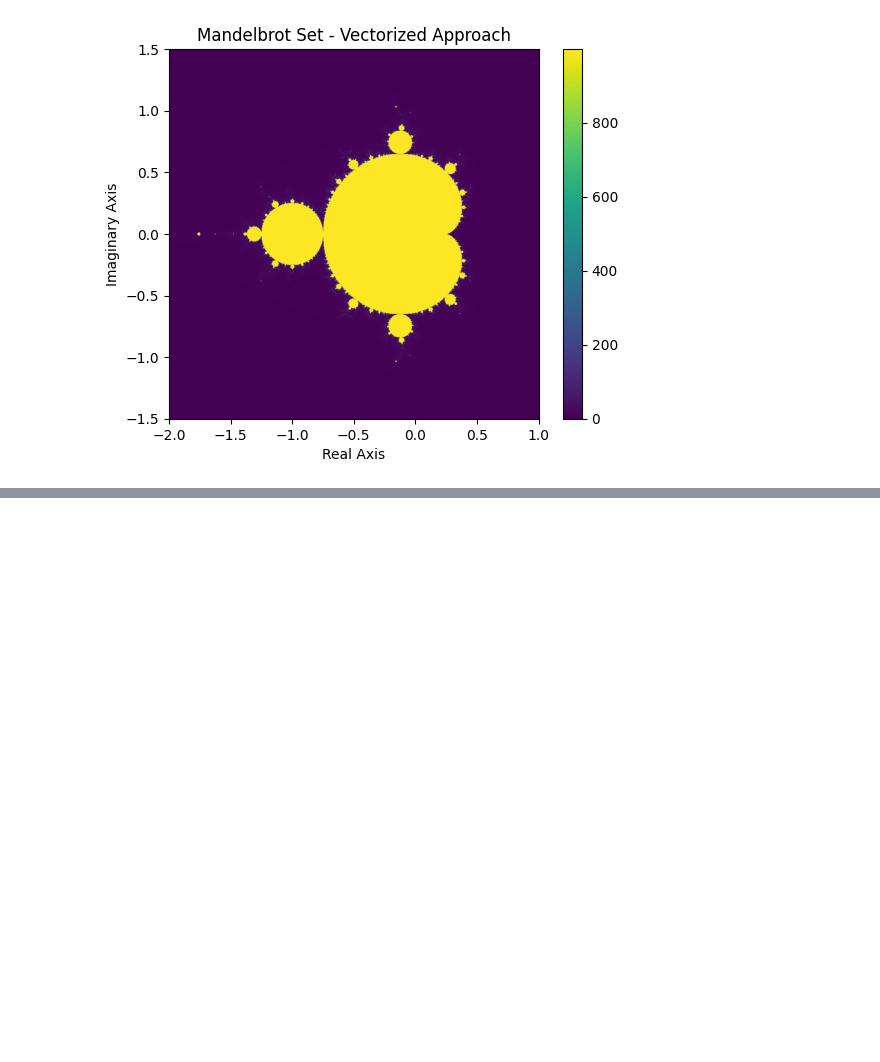
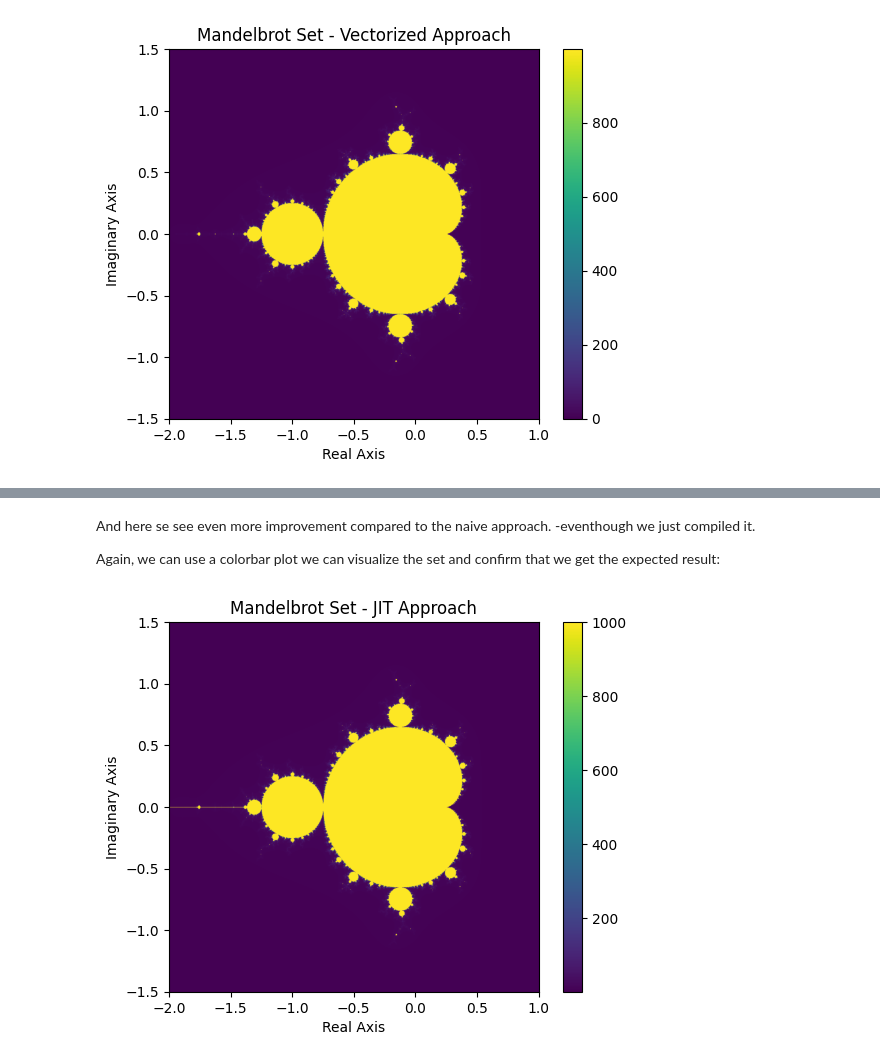
Before and after one commit to Suneson96/nsc-mini-project, a Jupyter notebook: project/module_1.ipynb, the cells around one changed output, grey strips where cells are left out. Drawn from its saved outputs; the diff is of its cells as text; code cells hidden in the pictures; blank space fills up the shorter version.

Commit message:
Add JIT approach

```diff
--- a/project/module_1.ipynb
+++ b/project/module_1.ipynb
@@ -130,0 +134,34 @@ plt.show()
+# %%
+import numba
+
+@numba.jit(nopython=True)
+def generate_mandelbrot_set_jit():
+
+
+    # Define helper function here to avoid numba issues with nested functions.
+    def mandelbrot(c, max_iterations):
+        z = 0
+        n = 0
+
+        # Keep interating as long as the magnitude of z is less than or equal to 2 (doesn't diverge to infinity) and we haven't reached the maximum number of iterations.
+        while abs(z) <= 2.0 and n < max_iterations:
+            z = z*z + c
+            n += 1
+        return n
+
+    # Create a naive 2D list to hold the values.
+    mandelbrot_set = [[0 for _ in range(width)] for _ in range(height)]
+
+    # Loop through all pixels and determine how many iterations it takes for the corresponding magnitude to become greater than 2 (indicating divergence to infinity).
+    for y in range(height):
+        for x in range(width):
+            real = x_min + (x / width) * (x_max - x_min)
+            imag = y_min + (y / height) * (y_max - y_min)
+            c = complex(real, imag)
+            mandelbrot_set[y][x] = mandelbrot(c, max_iterations)
+
+    # Return interation counts for each complex number.
+    return mandelbrot_set
+
+mandelbrot_set_jit = generate_mandelbrot_set_jit()
+%timeit generate_mandelbrot_set_jit()
@@ -130,0 +170,14 @@ plt.show()
+# %% [markdown]
+And here se see even more improvement compared to the naive approach. -eventhough we just compiled it.
+
+Again, we can use a colorbar plot we can visualize the set and confirm that we get the expected result:
+# %%
+# Plotting the JIT set using colorbar.
+plt.imshow(mandelbrot_set_jit, extent=(x_min, x_max, y_min, y_max))
+plt.colorbar()
+plt.title("Mandelbrot Set - JIT Approach")
+plt.xlabel("Real Axis")
+plt.ylabel("Imaginary Axis")
+plt.show()
+# %% [output]
+[figure, added]
```
Also changed, not shown: parts of 8 cells of this notebook, 1 other file.
